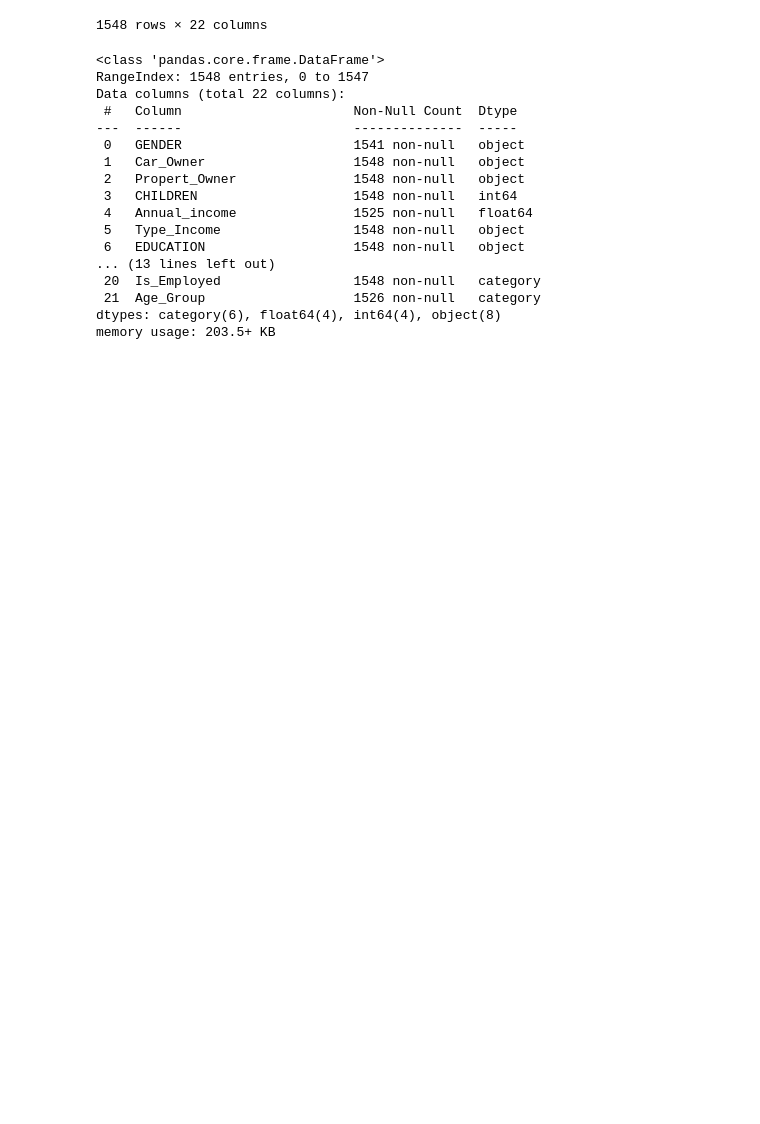
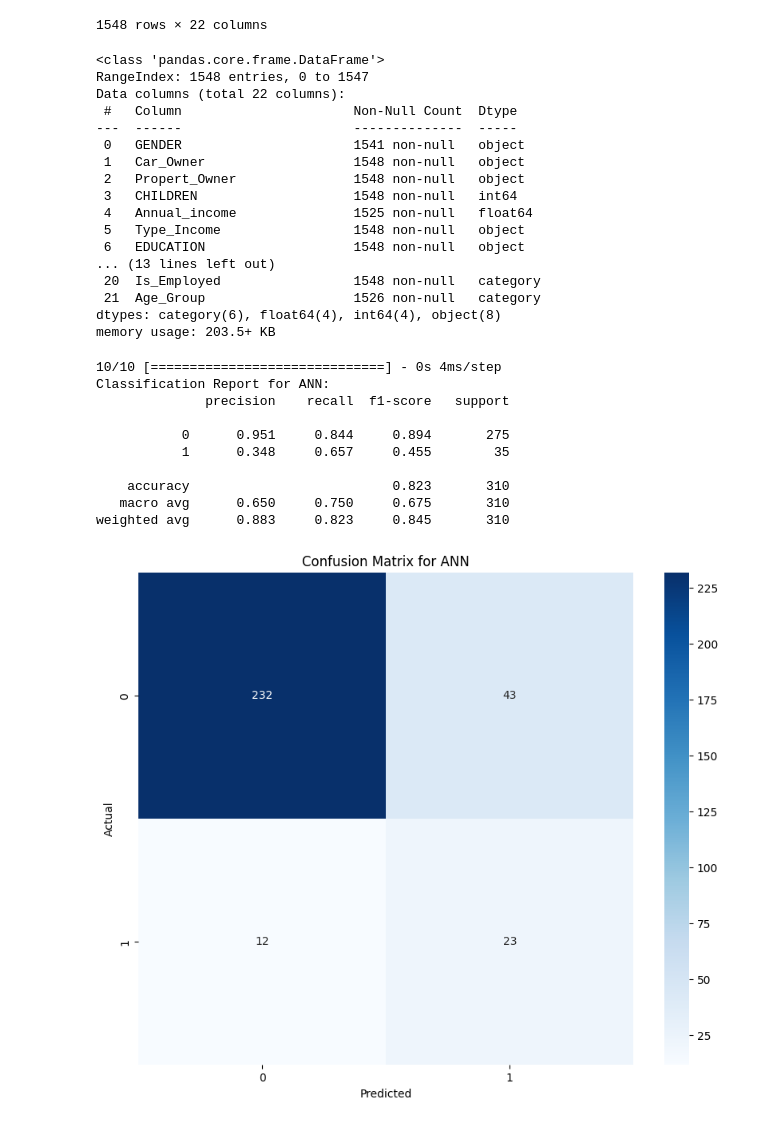
Before and after one commit to DaffaElgo/Iconic_2024, a Jupyter notebook: Code/Campur.ipynb, the cells around one changed output. Cells and saved outputs as stored; diff of their text form; code cells hidden in the pictures; blank space fills up the shorter version.

```diff
--- a/Code/Campur.ipynb
+++ b/Code/Campur.ipynb
@@ -3787,3 +3787,53 @@ memory usage: 203.5+ KB
 # %%
 # # Save 'data' in csv format
 # data.to_csv('data.csv', index=False)
+# %%
+from tensorflow.keras.layers import Activation
+
+def create_dnn_model(input_dim):
+    model = Sequential()
+
+    # First dense layer with Swish activation
+    model.add(Dense(512, input_dim=input_dim))
+    model.add(Activation('swish'))
+    model.add(Dropout(0.5))
+
+    # Second dense layer with Swish activation
+    model.add(Dense(256))
+    model.add(Activation('swish'))
+    model.add(Dropout(0.5))
+
+    # Third dense layer with ReLU activation
+    model.add(Dense(128, activation='relu'))
+    model.add(Dropout(0.4))
+
+    # Fourth dense layer with Swish activation
+    model.add(Dense(64))
+    model.add(Activation('swish'))
+    model.add(Dropout(0.4))
+
+    # Fifth dense layer with ReLU activation
+    model.add(Dense(32, activation='relu'))
+    model.add(Dropout(0.3))
+
+    # Output layer
+    model.add(Dense(1, activation='sigmoid'))  # Binary classification
+
+    # Compile the model
+    model.compile(optimizer='adam', loss='binary_crossentropy', metrics=['accuracy'])
+    return model
+
+# Train and evaluate the DNN model with Swish and ReLU layers
+evaluate_ann_model(X_train_resampled, y_train_resampled, X_test_processed, y_test)
+# %% [output]
+10/10 [==============================] - 0s 4ms/step
+Classification Report for ANN:
+              precision    recall  f1-score   support
+
+           0      0.951     0.844     0.894       275
+           1      0.348     0.657     0.455        35
+
+    accuracy                          0.823       310
+   macro avg      0.650     0.750     0.675       310
+weighted avg      0.883     0.823     0.845       310
+[figure, added]
```
Also changed, not shown: 4 other files.
